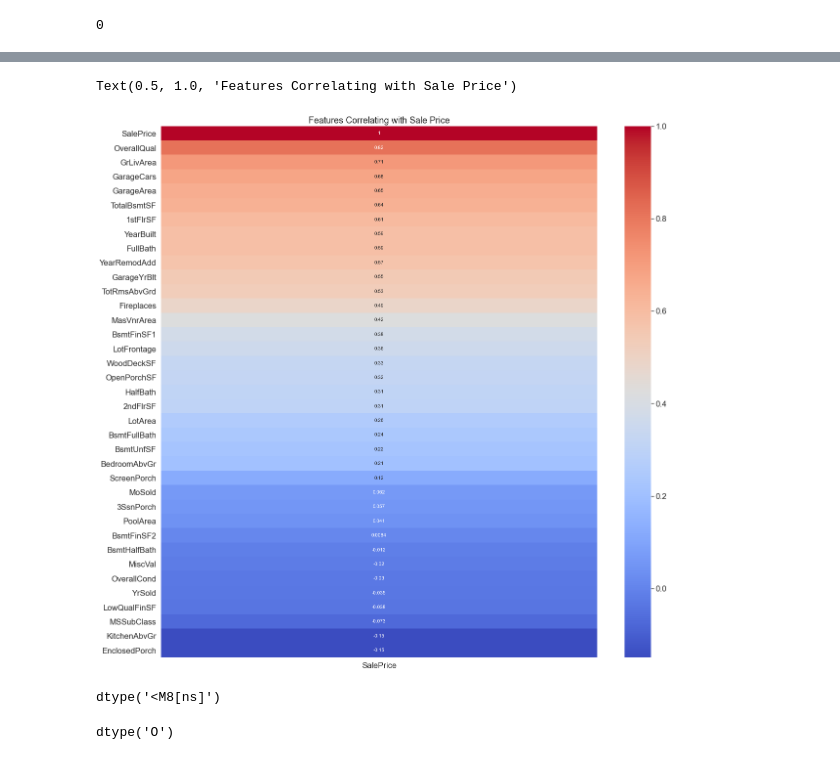
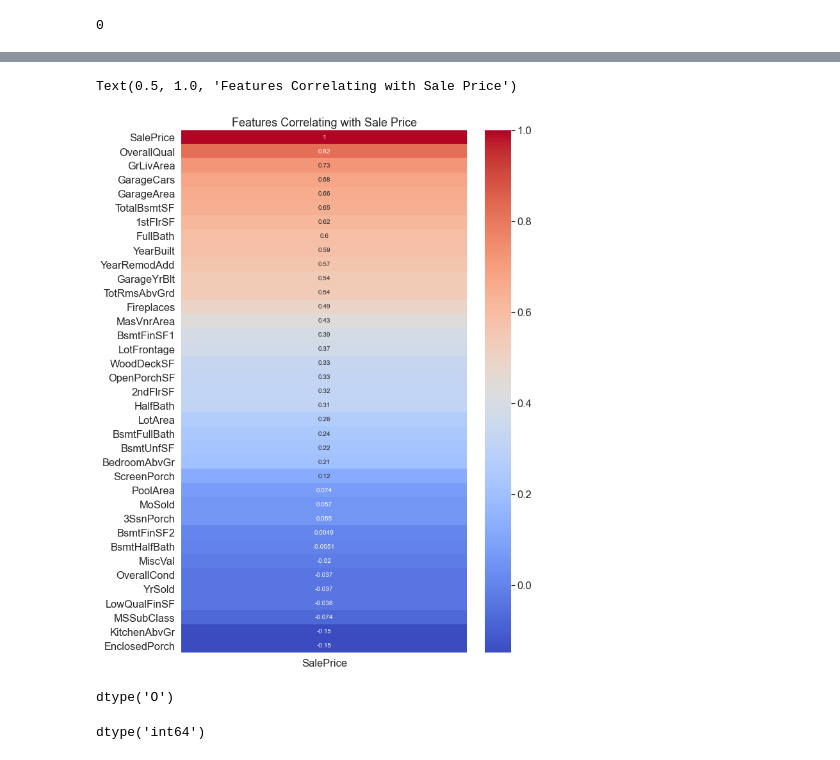
Before and after one commit to emilywang10/ameshousingML, a Jupyter notebook: Ames Housing ML.ipynb, the cells around one changed output, grey strips where cells are left out. Cells and saved outputs as stored; diff of their text form; code cells hidden in the pictures.

```diff
--- a/Ames Housing ML.ipynb
+++ b/Ames Housing ML.ipynb
@@ -195,22 +230,25 @@ combined.isnull().sum().sum()
 # %%
-#Heatmap of variables with the highest correlation to sale price
+#Heatmap of variables with the highest correlation to log sale price
+plt.figure(figsize=(10,15))
 sns.heatmap(train.corr()[['SalePrice']].sort_values(by='SalePrice', ascending=False),
             annot=True, cmap='coolwarm').set_title('Features Correlating with Sale Price', fontdict={'fontsize':18})
 # %% [output]
 Text(0.5, 1.0, 'Features Correlating with Sale Price')
-[figure, old version]
+[figure, new version]
 # %%
-import datetime
-#Converting MSSubClass from numeric to category
+#Converting numeric variables that are actually categorical
+
+#Converting MSSubClass, Year Sold, and Month Sold
 combined['MSSubClass']=combined['MSSubClass'].astype("str")
+combined['YrSold']=combined['YrSold'].astype("str")
+combined['MoSold']=combined['MoSold'].astype("str")
 
-#Converting month and year to date format and combining
-combined['YrMoSold'] = pd.to_datetime(combined['YrSold'].astype(str) + '/' + combined['MoSold'].astype(str))
+combined.MSSubClass.dtype
 # %% [output]
-dtype('<M8[ns]')
+dtype('O')
 # %%
-combined.MSSubClass.dtype
+combined.YearBuilt.dtype
 # %% [output]
-dtype('O')
+dtype('int64')
 # %%
 #Feature Engineering
```
Also changed, not shown: parts of 29 cells of this notebook.
